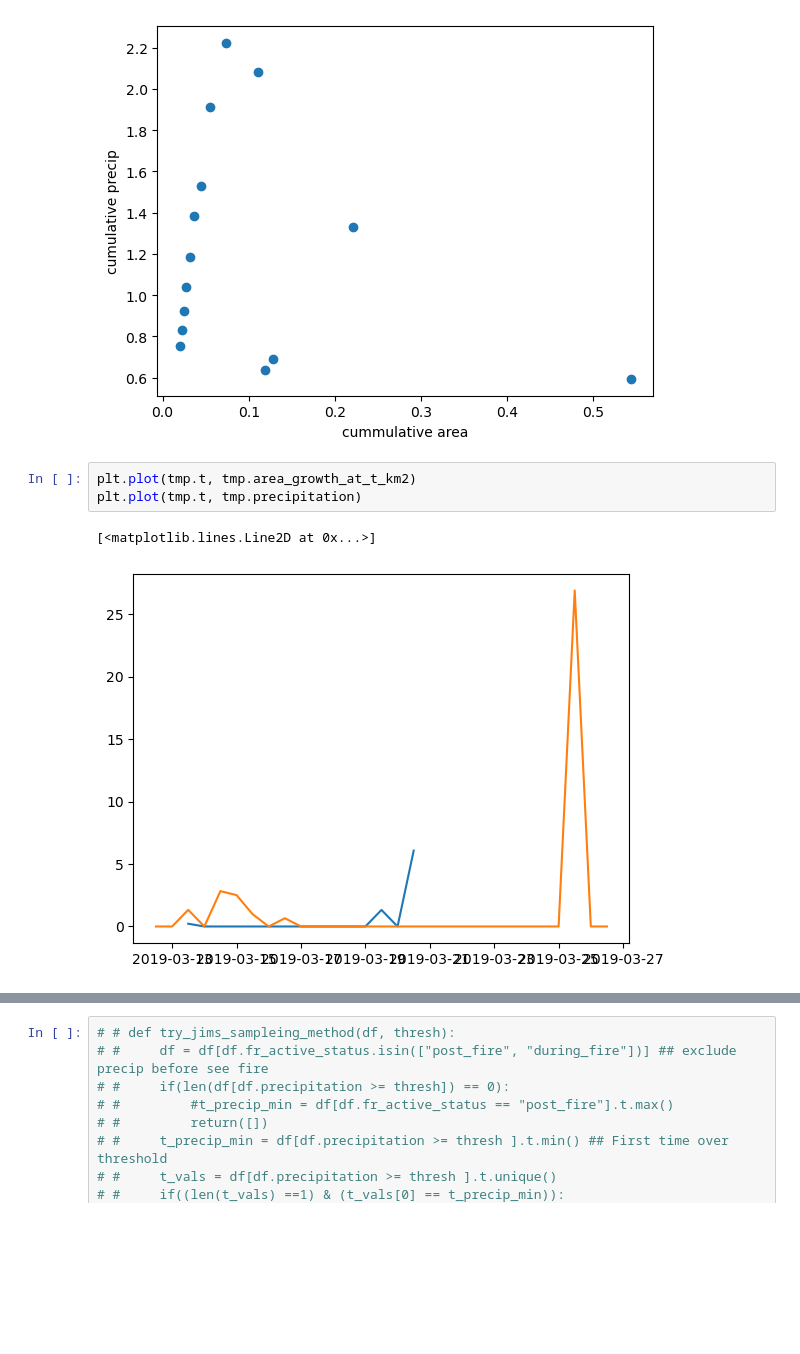
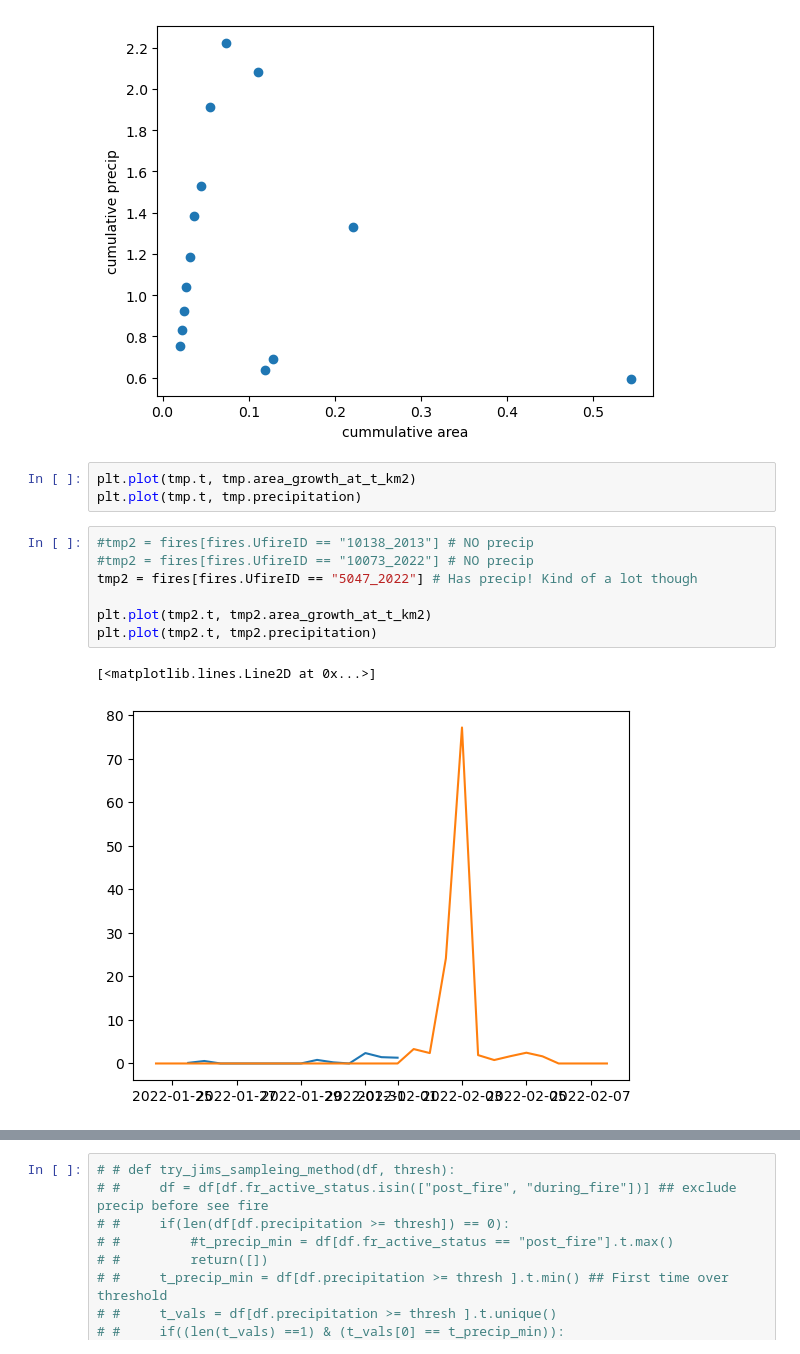
Before and after one commit to mccabete/precip, a Jupyter notebook: jim_figure_and_exp_plots.ipynb, the cells around one changed output, grey strips where cells are left out. Cells and saved outputs as stored; diff of their text form; blank space fills up the shorter version.

```diff
--- a/jim_figure_and_exp_plots.ipynb
+++ b/jim_figure_and_exp_plots.ipynb
@@ -112,12 +112,19 @@ plt.ylabel("cumulative precip")
 # %% [output]
 Text(0, 0.5, 'cumulative precip')
 [figure]
+# %%
+plt.plot(tmp.t, tmp.area_growth_at_t_km2)
+plt.plot(tmp.t, tmp.precipitation)
 # %%
-plt.plot(tmp.t, tmp.area_growth_at_t_km2)
-plt.plot(tmp.t, tmp.precipitation)
+#tmp2 = fires[fires.UfireID == "10138_2013"] # NO precip
+#tmp2 = fires[fires.UfireID == "10073_2022"] # NO precip
+tmp2 = fires[fires.UfireID == "5047_2022"] # Has precip! Kind of a lot though
+
+plt.plot(tmp2.t, tmp2.area_growth_at_t_km2)
+plt.plot(tmp2.t, tmp2.precipitation)
 # %% [output]
 [<matplotlib.lines.Line2D at 0x...>]
-[figure, old version]
+[figure, new version]
 # %%
 ### Jim's sampling scheme (rain before and after event)
 
```
Also changed, not shown: parts of 2 cells of this notebook, 1 other file.
